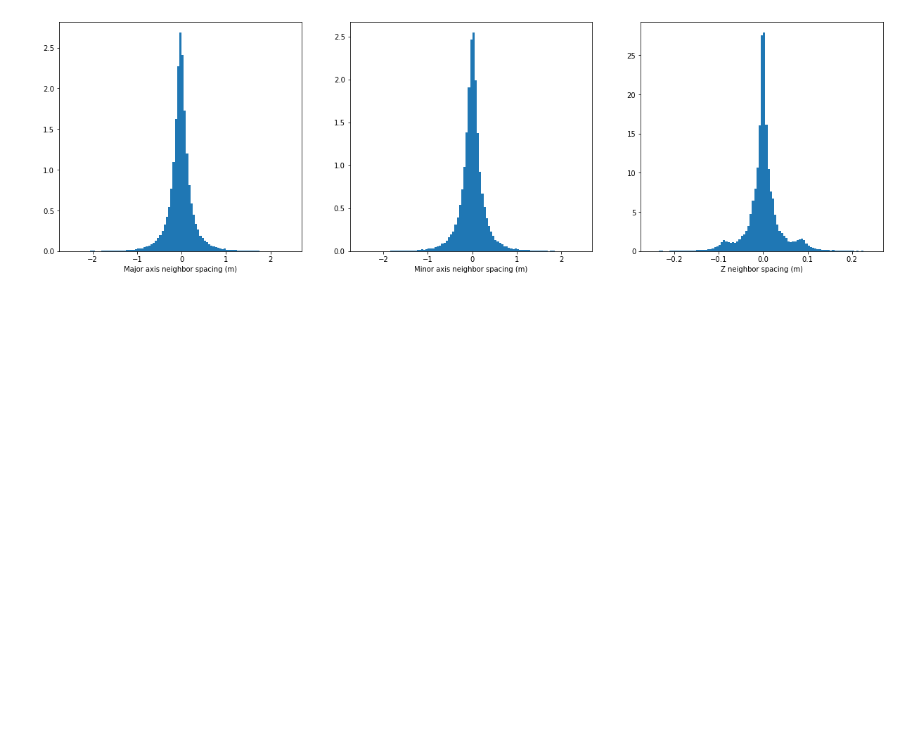
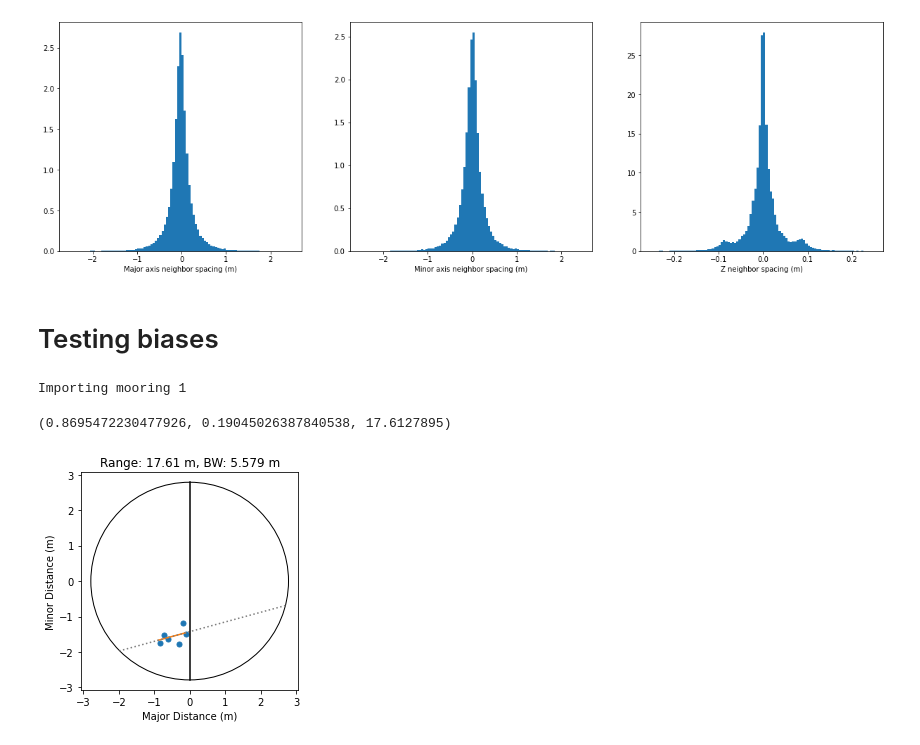
Before and after one commit to leviner/MooredEchosounders, a Jupyter notebook: code/buildTrackData_linear.ipynb, the cells around one changed output. Cells and saved outputs as stored; diff of their text form; code cells hidden in the pictures; blank space fills up the shorter version.

```diff
--- a/code/buildTrackData_linear.ipynb
+++ b/code/buildTrackData_linear.ipynb
@@ -445,3 +441,5 @@ Minor Distance STD: 0.32422916934675733
 Depth Mean: 0.0009948595536971893
 Depth STD: 0.04500135466619002
 [figure]
+# %% [markdown]
+# Testing biases
@@ -447,0 +485,13 @@ Depth STD: 0.04500135466619002
+# %%
+from mooringParams import paramsDAFT1 as processParams1 # Each mooring has a specific params file with
+dfR, dfT = readExports(processParams1)
+from mooringParams import paramsDAFT2 as processParams2 # Each mooring has a specific params file with
+dfR, dfT = readExports(processParams2)
+from mooringParams import paramsDAFT4 as processParams4 # Each mooring has a specific params file with
+dfR, dfT = readExports(processParams4)
+from mooringParams import paramsDAFT5 as processParams5 # Each mooring has a specific params file with
+dfR, dfT = readExports(processParams5)
+from mooringParams import paramsDAFT6 as processParams6 # Each mooring has a specific params file with
+dfR, dfT = readExports(processParams6)
+# %% [output]
+Importing mooring 1
@@ -447,0 +569,8 @@ Depth STD: 0.04500135466619002
+# %%
+# Example for 1 track
+i = 600
+dfCur = dfT[(dfT.Process_ID==dfR.Process_ID.iloc[i])&(dfT.Region_ID==dfR.Region_ID.iloc[i])]
+speedStat(dfCur,p=True)
+# %% [output]
+(0.8695472230477926, 0.19045026387840538, 17.6127895)
+[figure, added]
```
Also changed, not shown: parts of 8 cells of this notebook, 1 other file.
